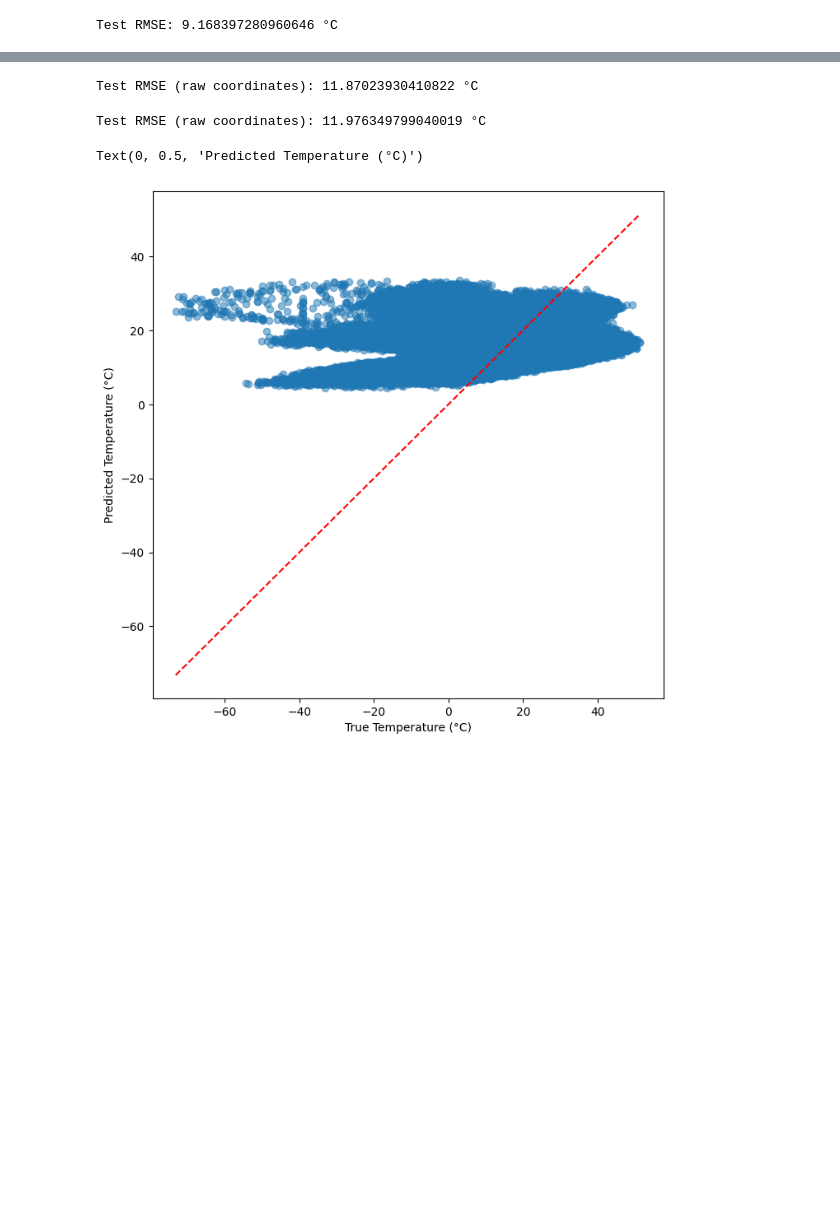
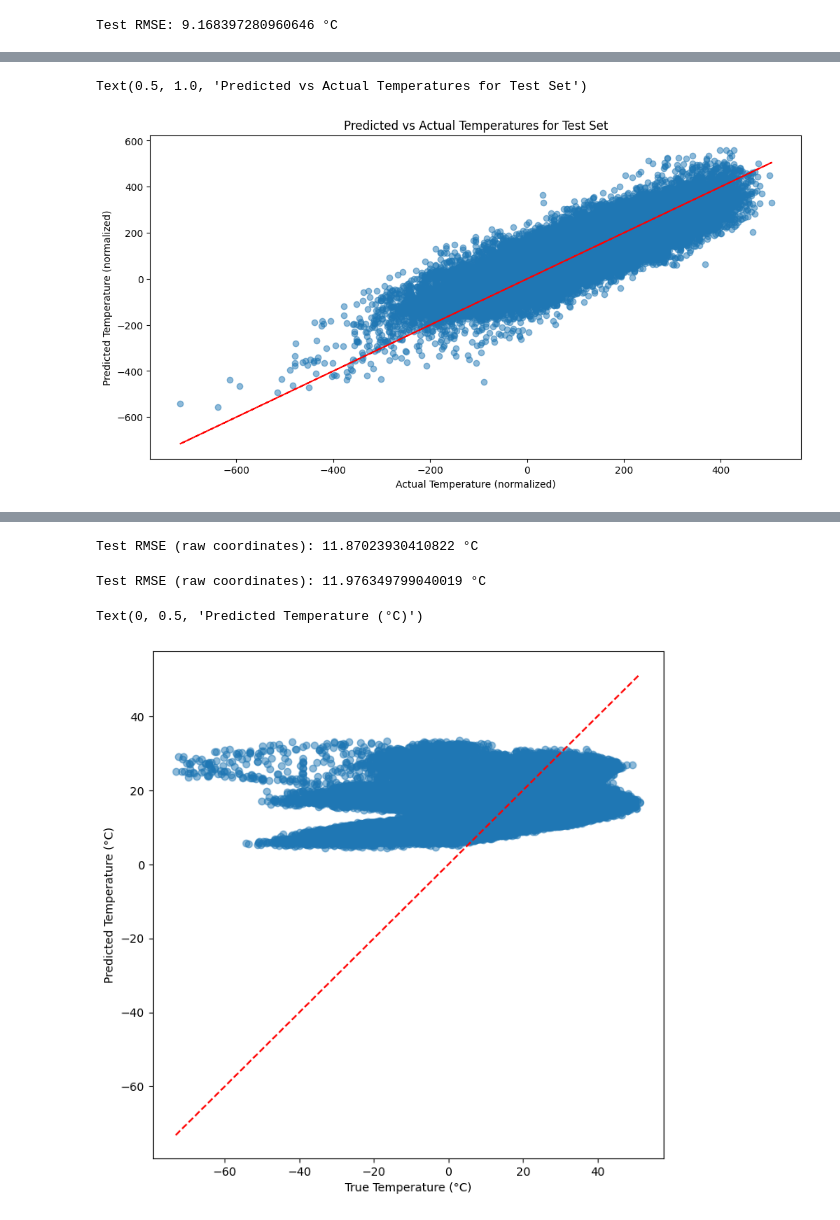
Before and after one commit to arizonat/satclip, a Jupyter notebook: satclip/noaa_ghcn_spatial_eval.ipynb, the cells around one changed output, grey strips where cells are left out. Saved outputs shown, nothing was run; the diff lists cells and outputs as text; code cells hidden in the pictures; blank space fills up the shorter version.

```diff
--- a/satclip/noaa_ghcn_spatial_eval.ipynb
+++ b/satclip/noaa_ghcn_spatial_eval.ipynb
@@ -293,0 +349,20 @@ for epoch in range(epochs):
+# %%
+# Run test
+preds = []
+actuals = []
+
+with torch.no_grad():
+  pred_model.eval()
+
+  for batch in test_loader:
+    embeddings, values = batch
+    y_pred_test = pred_model(embeddings.double().to(device))
+    preds.extend(y_pred_test.cpu().detach().numpy())
+    actuals.extend(values.double().to(device).cpu().detach().numpy())
+
+# Print test loss
+print(f'Test loss: {criterion(torch.tensor(preds), torch.tensor(actuals)).item()}')
+
+# Print test RMSE
+test_rmse = torch.sqrt(F.mse_loss(torch.tensor(preds), torch.tensor(actuals))).item()
+print(f'Test RMSE: {test_rmse/10} °C')
@@ -293,0 +372,11 @@ for epoch in range(epochs):
+# %%
+# Plot predicted vs actual temperatures for the test set
+plt.figure(figsize=(12, 6))
+plt.scatter(actuals, preds, alpha=0.5)
+plt.plot(actuals, actuals, color='red', linestyle='--')  # Line y=x for reference
+plt.xlabel('Actual Temperature (normalized)')
+plt.ylabel('Predicted Temperature (normalized)')
+plt.title('Predicted vs Actual Temperatures for Test Set')
+# %% [output]
+Text(0.5, 1.0, 'Predicted vs Actual Temperatures for Test Set')
+[figure, added]
```
Also changed, not shown: parts of 17 cells of this notebook.
